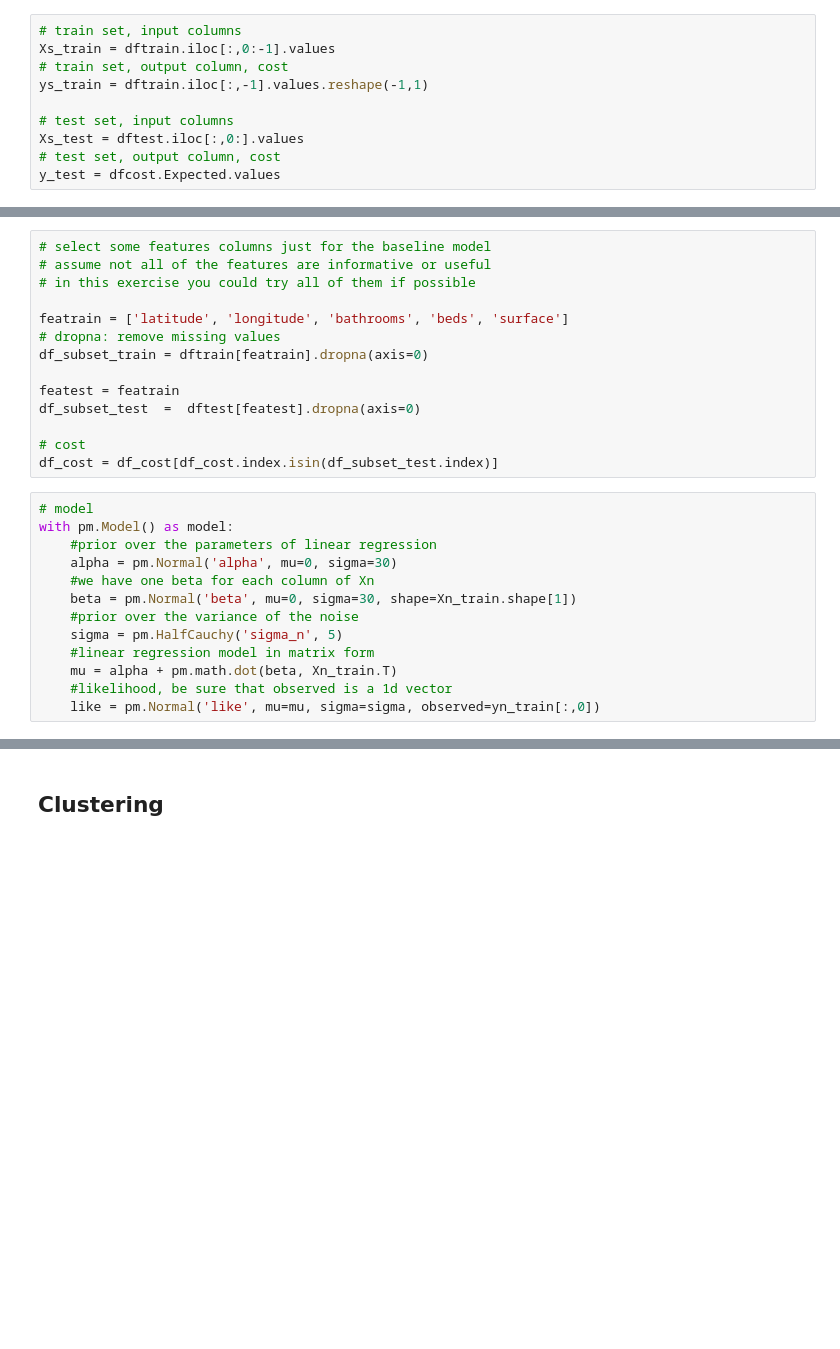
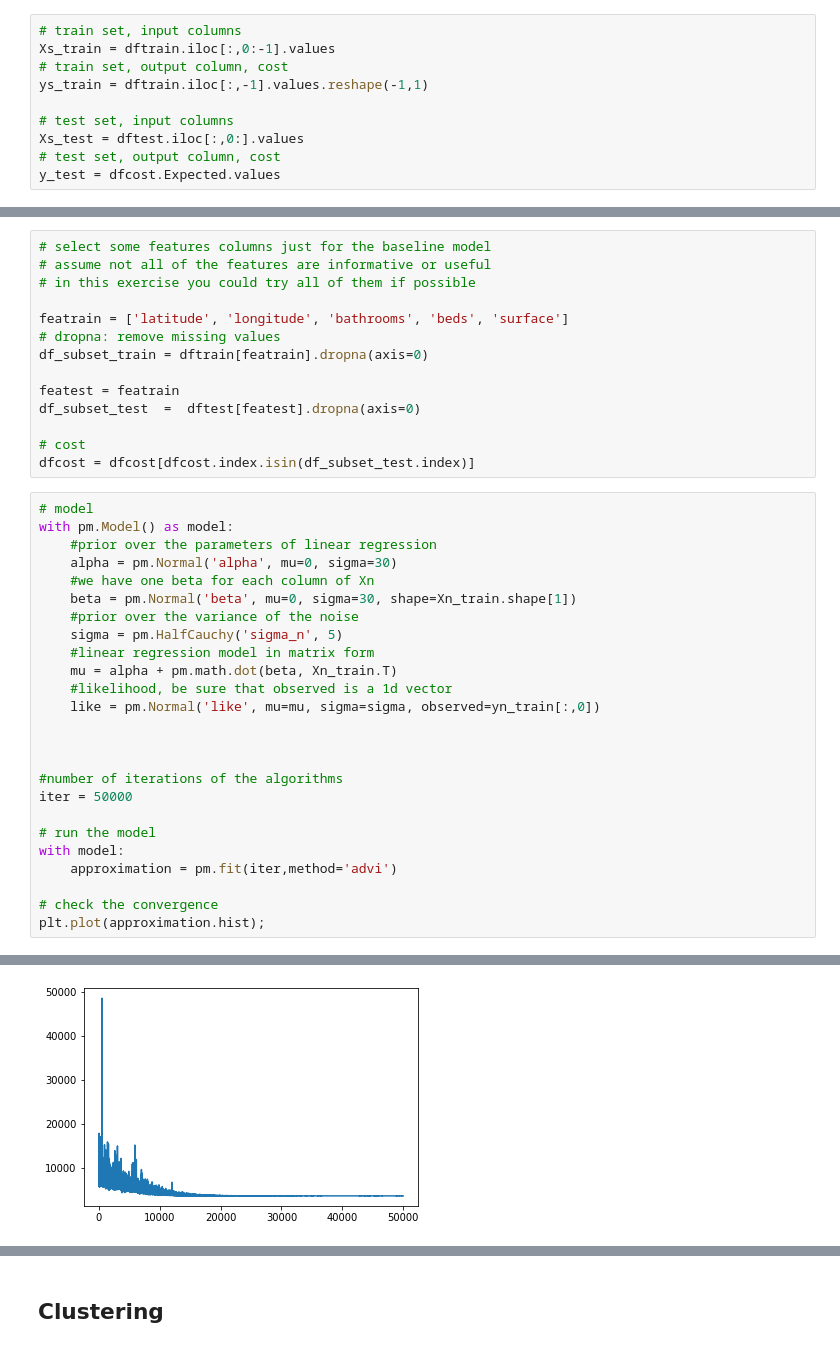
Before and after one commit to tomkeane07/AI-Projects-UL, a Jupyter notebook: semester3/MachineLearningApplications/PiecewiseRegression/Etivity2_20214537.ipynb, the cells around one changed output, grey strips where cells are left out. Saved outputs shown, nothing was run; the diff lists cells and outputs as text; blank space fills up the shorter version.

```diff
--- a/semester3/MachineLearningApplications/PiecewiseRegression/Etivity2_20214537.ipynb
+++ b/semester3/MachineLearningApplications/PiecewiseRegression/Etivity2_20214537.ipynb
@@ -389,7 +396,7 @@ featest = featrain
 df_subset_test  =  dftest[featest].dropna(axis=0)
 
 # cost
-df_cost = df_cost[df_cost.index.isin(df_subset_test.index)]
+dfcost = dfcost[dfcost.index.isin(df_subset_test.index)]
 # %%
 # model
 with pm.Model() as model:
@@ -403,3 +410,16 @@ with pm.Model() as model:
     mu = alpha + pm.math.dot(beta, Xn_train.T)
     #likelihood, be sure that observed is a 1d vector
     like = pm.Normal('like', mu=mu, sigma=sigma, observed=yn_train[:,0])
+
+
+
+#number of iterations of the algorithms
+iter = 50000
+
+# run the model
+with model:
+    approximation = pm.fit(iter,method='advi')
+
+# check the convergence
+plt.plot(approximation.hist);
+# %% [output]
@@ -406 +428,2 @@ with pm.Model() as model:
+[figure, added]
 # %%
```
Also changed, not shown: parts of 40 cells of this notebook.
